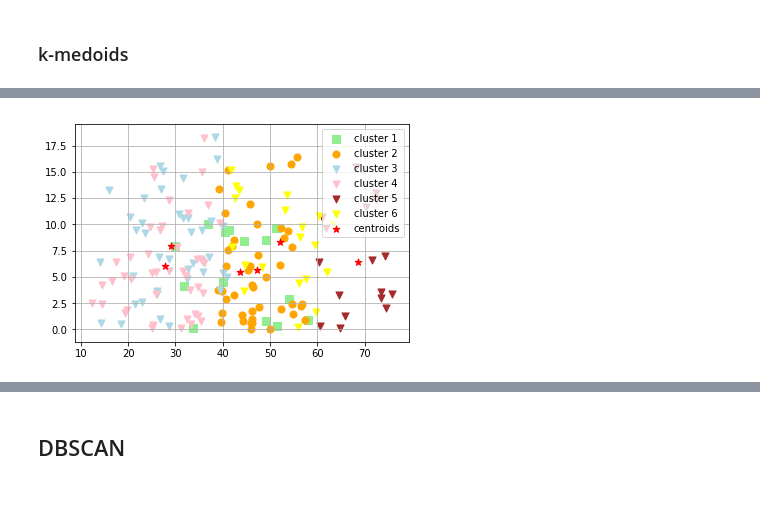
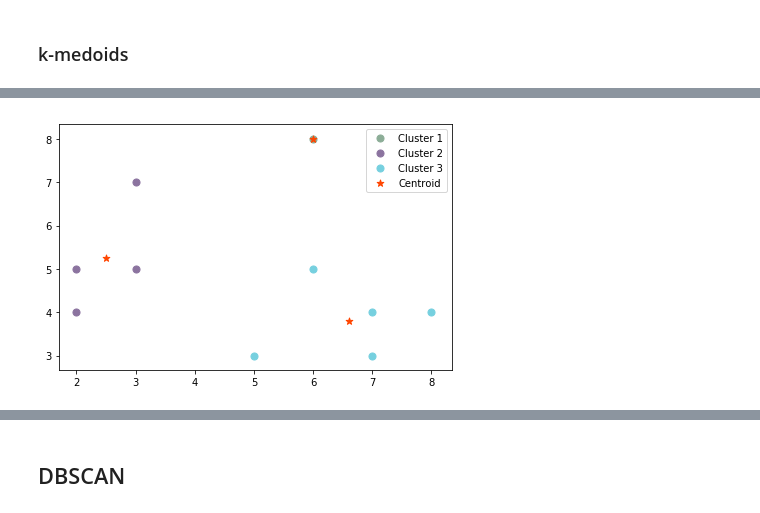
Before and after one commit to yehorchankov/rku-labs, a Jupyter notebook: Lab3.ipynb, the cells around one changed output, grey strips where cells are left out. Cells and saved outputs as stored; diff of their text form; code cells hidden in the pictures.

```diff
--- a/Lab3.ipynb
+++ b/Lab3.ipynb
@@ -246,57 +237,11 @@ plt.show()
-# %%
-X = countries.values
-km = KMeans(n_clusters=6,
-           init='random',
-           n_init=20,
-           max_iter=300,
-           tol=1e-05,
-           random_state=6)
-y_km = km.fit_predict(X)
-
-plt.scatter(X[y_km==0,0],
-           X[y_km==0,1],
-           s=50,
-           c='lightgreen',
-           marker='s',
-           label='cluster 1')
-plt.scatter(X[y_km==1,0],
-           X[y_km==1,1],
-           s=50,
-           c='orange',
-           marker='o',
-           label='cluster 2')
-plt.scatter(X[y_km==2,0],
-           X[y_km==2,1],
-           s=50,
-           c='lightblue',
-           marker='v',
-           label='cluster 3')
-plt.scatter(X[y_km==3,0],
-           X[y_km==3,1],
-           s=50,
-           c='pink',
-           marker='v',
-           label='cluster 4')
-plt.scatter(X[y_km==4,0],
-           X[y_km==4,1],
-           s=50,
-           c='brown',
-           marker='v',
-           label='cluster 5')
-plt.scatter(X[y_km==5,0],
-           X[y_km==5,1],
-           s=50,
-           c='yellow',
-           marker='v',
-           label='cluster 6')
-plt.scatter(km.cluster_centers_[:,0],
-           km.cluster_centers_[:,1],
-           s=50,
-           marker='*',
-           c='red',
-           label='centroids')
-plt.legend()
-plt.grid()
-plt.show()
-# %% [output]
-[figure, removed]
+# %%
+from pyclust import KMedoids
+
+k_med = KMedoids(n_clusters=3, distance='euclidean')
+yk_med = k_med.fit_predict(X)
+
+cluster_plot(X, yk_med,
+             cen_x=km.cluster_centers_[:,0],
+             cen_y=km.cluster_centers_[:,1])
+# %% [output]
+[figure, added]
```
Also changed, not shown: parts of 9 cells of this notebook.
